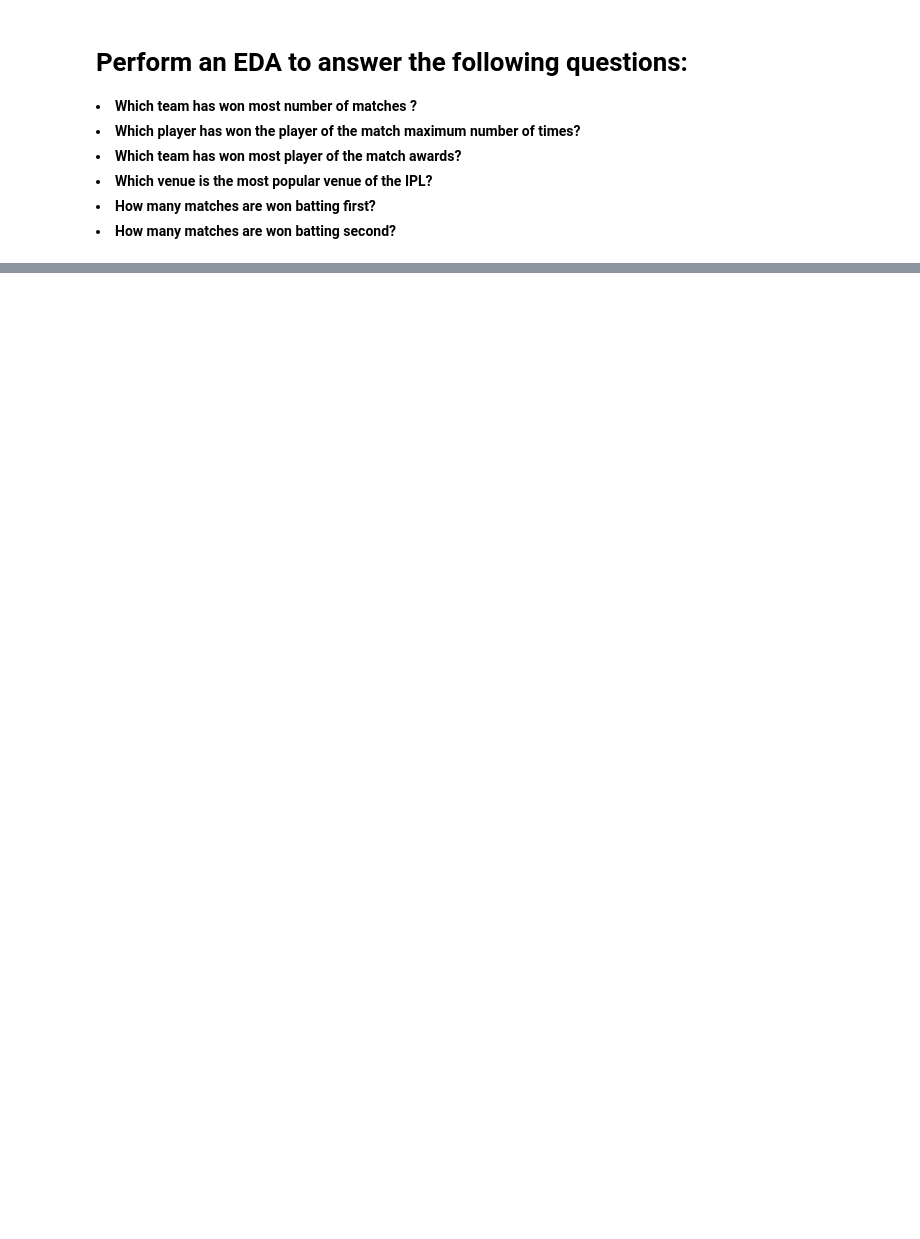
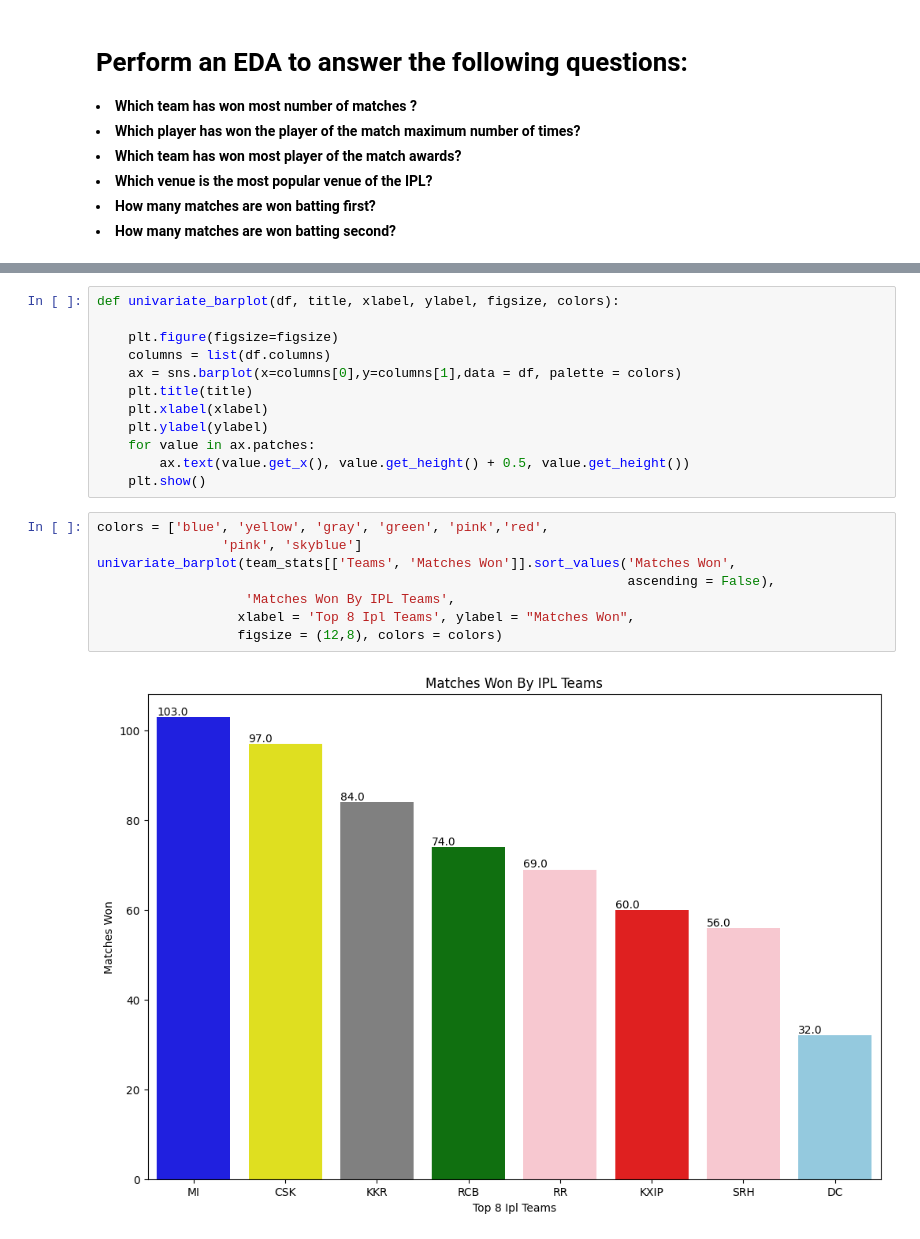
Before and after one commit to prabhat-123/Python_For_Data_Science, a Jupyter notebook: ipl.ipynb, the cells around one changed output, grey strips where cells are left out. Drawn from its saved outputs; the diff is of its cells as text; blank space fills up the shorter version.

```diff
--- a/ipl.ipynb
+++ b/ipl.ipynb
@@ -232,0 +320,22 @@ Index(['ID', 'City', 'Date', 'Season', 'MatchNumber', 'Team1', 'Team2',
+# %%
+def univariate_barplot(df, title, xlabel, ylabel, figsize, colors):
+
+    plt.figure(figsize=figsize)
+    columns = list(df.columns)
+    ax = sns.barplot(x=columns[0],y=columns[1],data = df, palette = colors)
+    plt.title(title)
+    plt.xlabel(xlabel)
+    plt.ylabel(ylabel)
+    for value in ax.patches:
+        ax.text(value.get_x(), value.get_height() + 0.5, value.get_height())
+    plt.show()
+# %%
+colors = ['blue', 'yellow', 'gray', 'green', 'pink','red',
+                'pink', 'skyblue']
+univariate_barplot(team_stats[['Teams', 'Matches Won']].sort_values('Matches Won',
+                                                                    ascending = False),
+                   'Matches Won By IPL Teams',
+                  xlabel = 'Top 8 Ipl Teams', ylabel = "Matches Won",
+                  figsize = (12,8), colors = colors)
+# %% [output]
+[figure, added]
```
Also changed, not shown: parts of 35 cells of this notebook, 1 other file.
